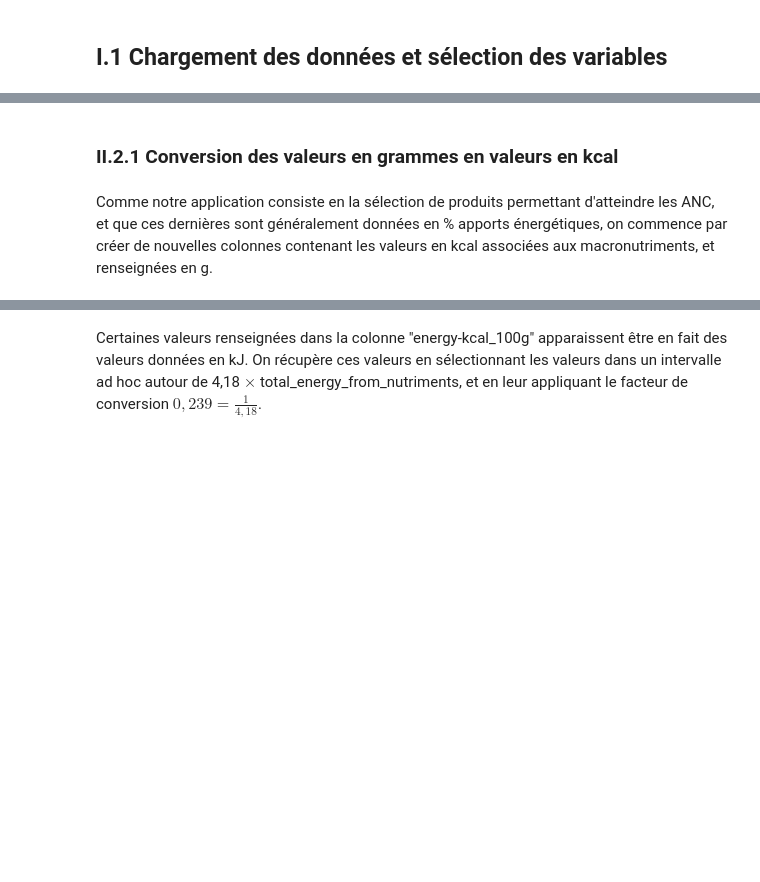
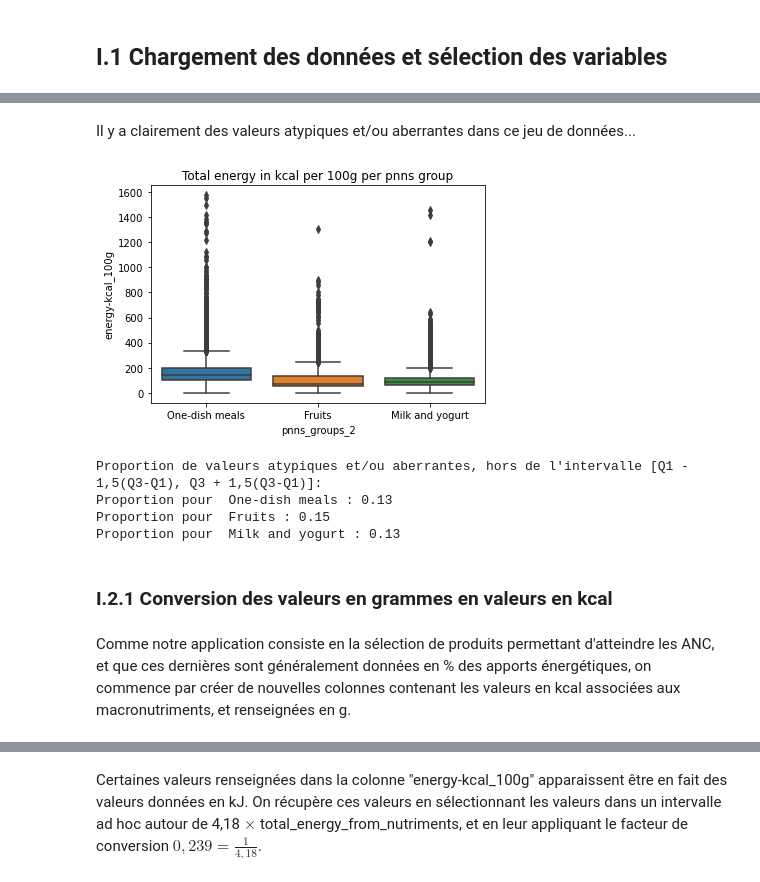
Before and after one commit to OlivierLegrand/P7, a Jupyter notebook: P3/PSanté_notebookpresentation.ipynb, the cells around one changed output, grey strips where cells are left out. Cells and saved outputs as stored; diff of their text form; code cells hidden in the pictures; blank space fills up the shorter version.

```diff
--- a/P3/PSanté_notebookpresentation.ipynb
+++ b/P3/PSanté_notebookpresentation.ipynb
@@ -98,7 +125,34 @@ df1.to_csv('./df1.csv', index_label=False)
+# %% [markdown]
+Il y a clairement des valeurs atypiques et/ou aberrantes dans ce jeu de données...
+# %%
+## graphe
+sns.boxplot(x=df1["pnns_groups_2"],
+            y=df1["energy-kcal_100g"],
+           )
+#plt.xlabel("energy-kcal_100g")
+#plt.ylabel("total_energy_from_nutriments")
+plt.title("Total energy in kcal per 100g per pnns group")
+plt.show()
+
+print("Proportion de valeurs atypiques et/ou aberrantes, hors de l'intervalle [Q1 - 1,5(Q3-Q1), Q3 + 1,5(Q3-Q1)]:")
+for g in df1["pnns_groups_2"].unique():
+    data = df1.loc[df1.pnns_groups_2==g, "energy-kcal_100g"]
+    q1 = data.quantile(0.25)
+    q3 = data.quantile(0.75)
+    max_val = q1 + 1.5*(q3-q1)
+    outliers = data[data > max_val]
+    proportion_outliers = outliers.shape[0]/data.shape[0]
+    print("Proportion pour ", g,": {:.2f}".format(proportion_outliers))
+# %% [output]
+[figure, added]
+Proportion de valeurs atypiques et/ou aberrantes, hors de l'intervalle [Q1 - 1,5(Q3-Q1), Q3 + 1,5(Q3-Q1)]:
+Proportion pour  One-dish meals : 0.13
+Proportion pour  Fruits : 0.15
+Proportion pour  Milk and yogurt : 0.13
 # %% [markdown]
-### II.2.1 Conversion des valeurs en grammes en valeurs en kcal
+### I.2.1 Conversion des valeurs en grammes en valeurs en kcal
 # %% [markdown]
-Comme notre application consiste en la sélection de produits permettant d'atteindre les ANC, et que ces dernières sont généralement données en % apports énergétiques, on commence par créer de nouvelles colonnes contenant les valeurs en kcal associées aux macronutriments, et renseignées en g.
+Comme notre application consiste en la sélection de produits permettant d'atteindre les ANC, et que ces dernières sont généralement données en % des apports énergétiques, on commence par créer de nouvelles colonnes contenant les valeurs en kcal associées aux macronutriments, et renseignées en g.
 # %%
 # Colonnes sur lesquelles opérer les conversions
 start_cols = ["fat_100g", "carbohydrates_100g", "proteins_100g", "fiber_100g"]
```
Also changed, not shown: parts of 101 cells of this notebook.
